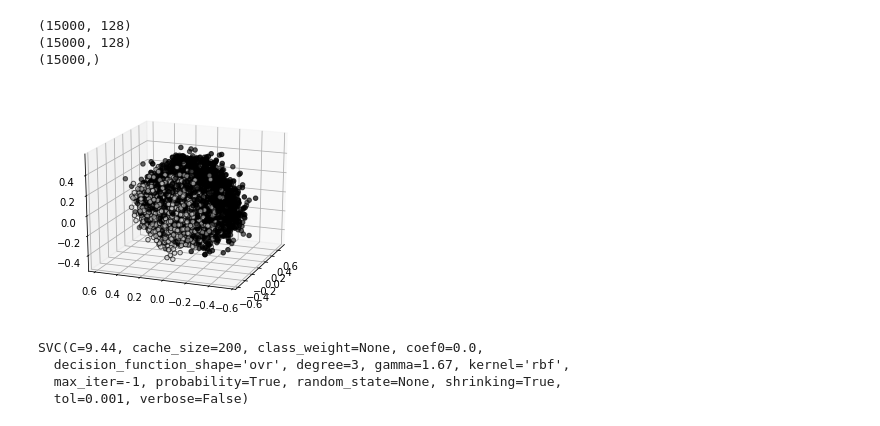
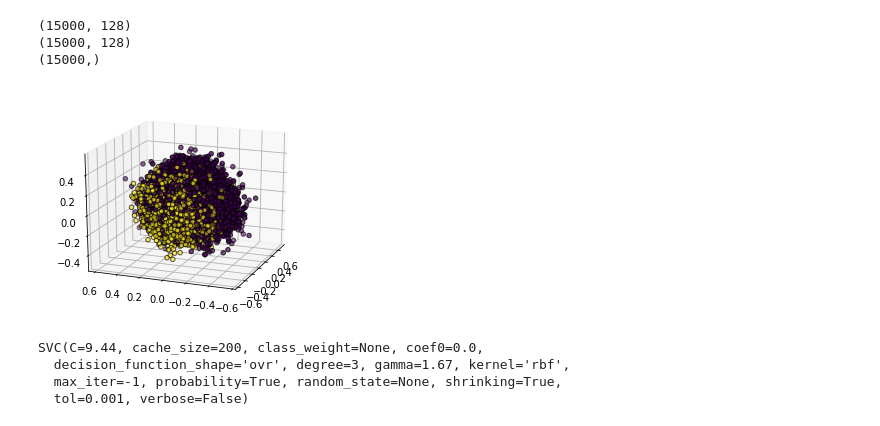
Before and after one commit to andiac/fmir, a Jupyter notebook: svm.ipynb, the cells around one changed output. Saved outputs shown, nothing was run; the diff lists cells and outputs as text; code cells hidden in the pictures.

```diff
--- a/svm.ipynb
+++ b/svm.ipynb
@@ -33,30 +33,30 @@ np.random.seed(5)
 # %%
 from sklearn.decomposition import PCA
 import matplotlib.pyplot as plt
 from mpl_toolkits.mplot3d import Axes3D
 import os
 #%matplotlib notebook
 %matplotlib inline
 
 X = traindt
 y = trainlb
 
 fig = plt.figure(1, figsize=(4, 3))
 plt.clf()
 ax = Axes3D(fig, rect=[0, 0, .95, 1], elev=20, azim=-159)
 
 plt.cla()
 pca = PCA(n_components=3)
 pca.fit(X)
 X = pca.transform(X)
 
-ax.scatter(X[:, 0], X[:, 1], X[:, 2], c=y, cmap=plt.cm.spectral,
+ax.scatter(X[:, 0], X[:, 1], X[:, 2], c=y,
            edgecolor='k')
 
 plt.show()
 fig.savefig(os.path.join('./', 'features.pdf'), format="pdf", dpi=600)
 # %% [output]
-[figure, old version]
+[figure, new version]
 # %%
 from sklearn.svm import SVC
 clf = SVC(kernel="rbf", gamma=1.67, C=9.44, probability=True)
```
Also changed, not shown: 4 other files.
